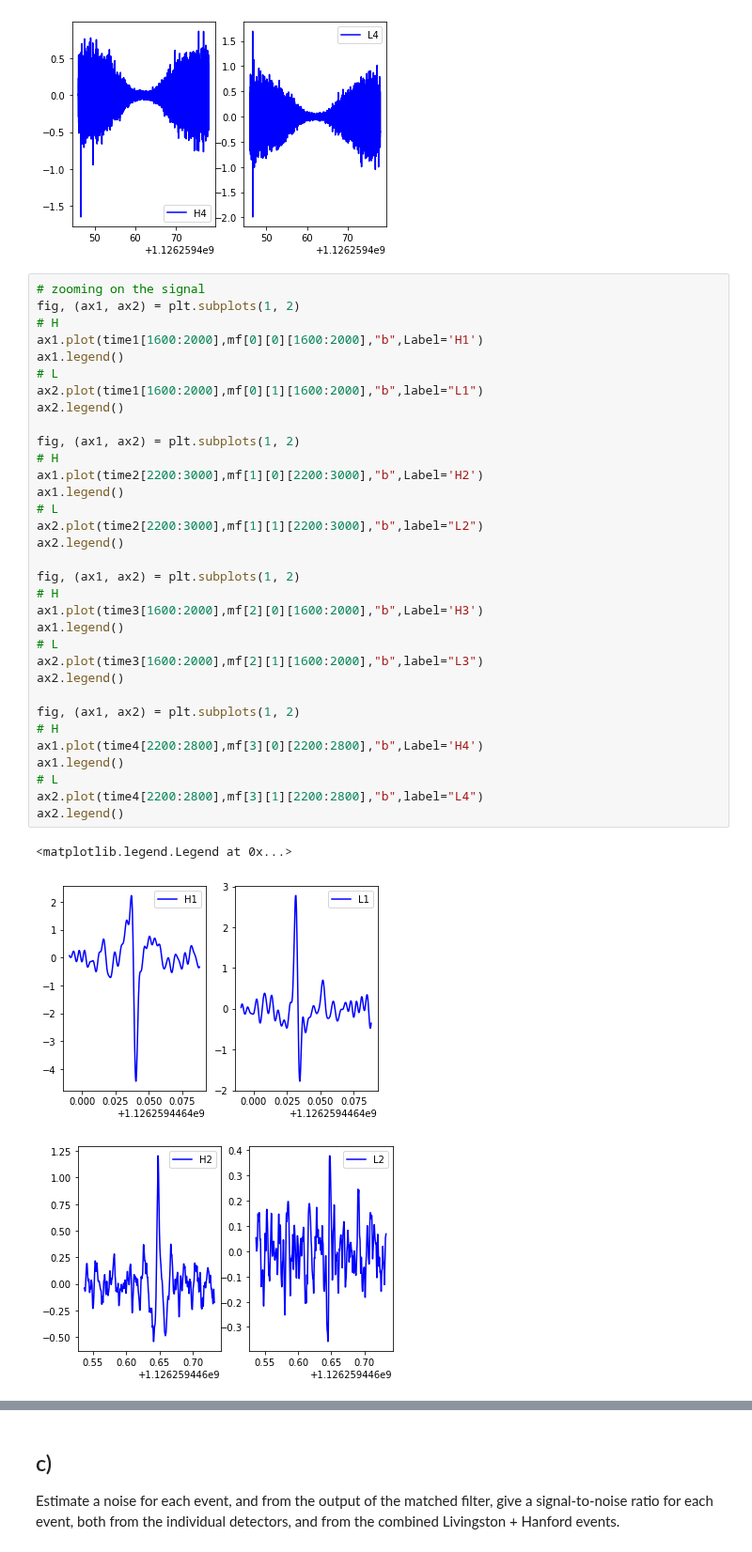
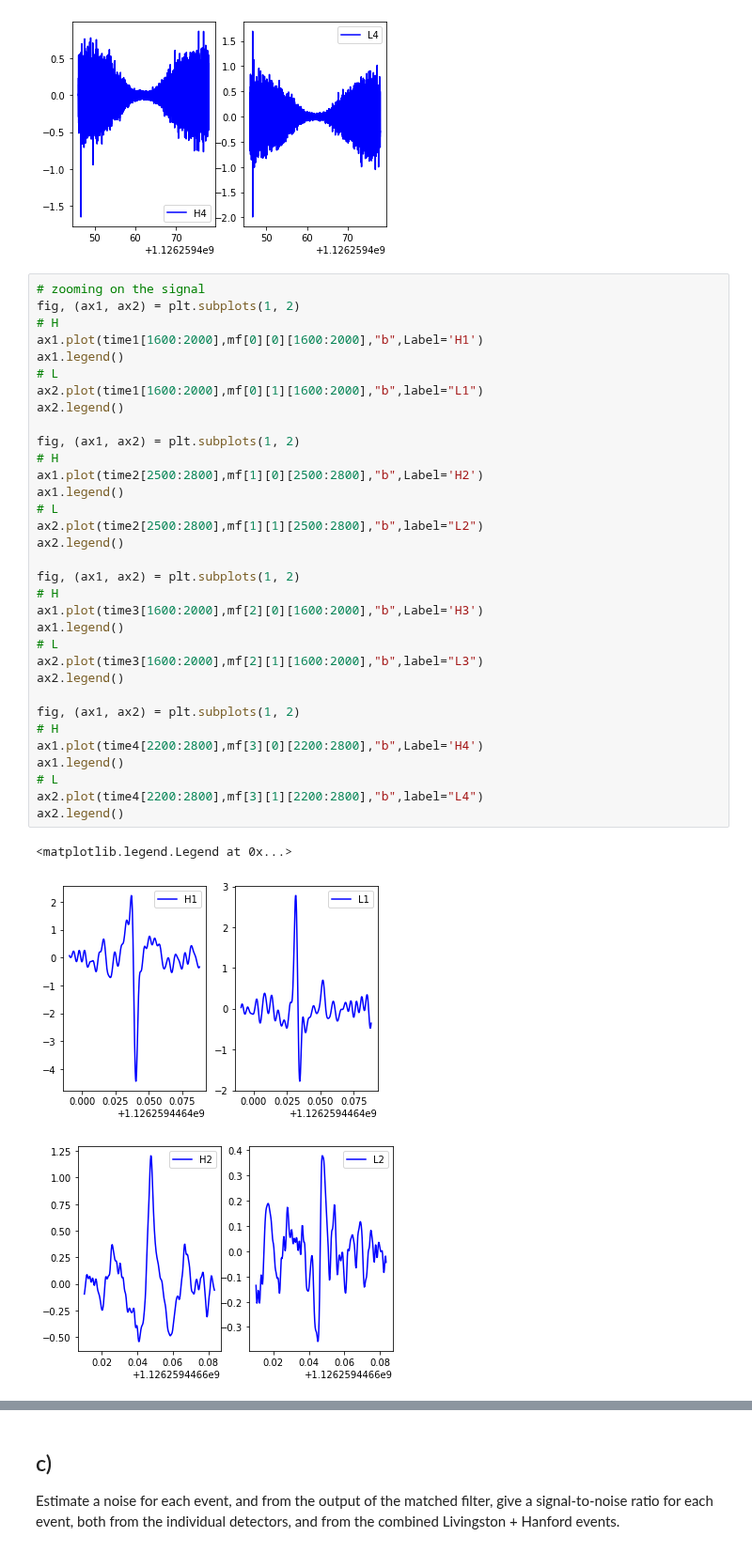
Before and after one commit to RphlFrmnt/PHYS512, a Jupyter notebook: LIGO_Assignment5/Assign_5.ipynb, the cells around one changed output, grey strips where cells are left out. Shown at 94% size. Saved outputs shown, nothing was run; the diff lists cells and outputs as text.

```diff
--- a/LIGO_Assignment5/Assign_5.ipynb
+++ b/LIGO_Assignment5/Assign_5.ipynb
@@ -403,36 +403,36 @@ fig, (ax1, ax2) = plt.subplots(1, 2)
 ax1.plot(time1[1600:2000],mf[0][0][1600:2000],"b",Label='H1')
 ax1.legend()
 # L
 ax2.plot(time1[1600:2000],mf[0][1][1600:2000],"b",label="L1")
 ax2.legend()
 
 fig, (ax1, ax2) = plt.subplots(1, 2)
 # H
-ax1.plot(time2[2200:3000],mf[1][0][2200:3000],"b",Label='H2')
+ax1.plot(time2[2500:2800],mf[1][0][2500:2800],"b",Label='H2')
 ax1.legend()
 # L
-ax2.plot(time2[2200:3000],mf[1][1][2200:3000],"b",label="L2")
+ax2.plot(time2[2500:2800],mf[1][1][2500:2800],"b",label="L2")
 ax2.legend()
 
 fig, (ax1, ax2) = plt.subplots(1, 2)
 # H
 ax1.plot(time3[1600:2000],mf[2][0][1600:2000],"b",Label='H3')
 ax1.legend()
 # L
 ax2.plot(time3[1600:2000],mf[2][1][1600:2000],"b",label="L3")
 ax2.legend()
 
 fig, (ax1, ax2) = plt.subplots(1, 2)
 # H
 ax1.plot(time4[2200:2800],mf[3][0][2200:2800],"b",Label='H4')
 ax1.legend()
 # L
 ax2.plot(time4[2200:2800],mf[3][1][2200:2800],"b",label="L4")
 ax2.legend()
 # %% [output]
 <matplotlib.legend.Legend at 0x...>
 [figure]
-[figure, old version]
+[figure, new version]
 [figure]
 [figure]
 # %% [markdown]
```
Also changed, not shown: parts of 3 cells of this notebook.
